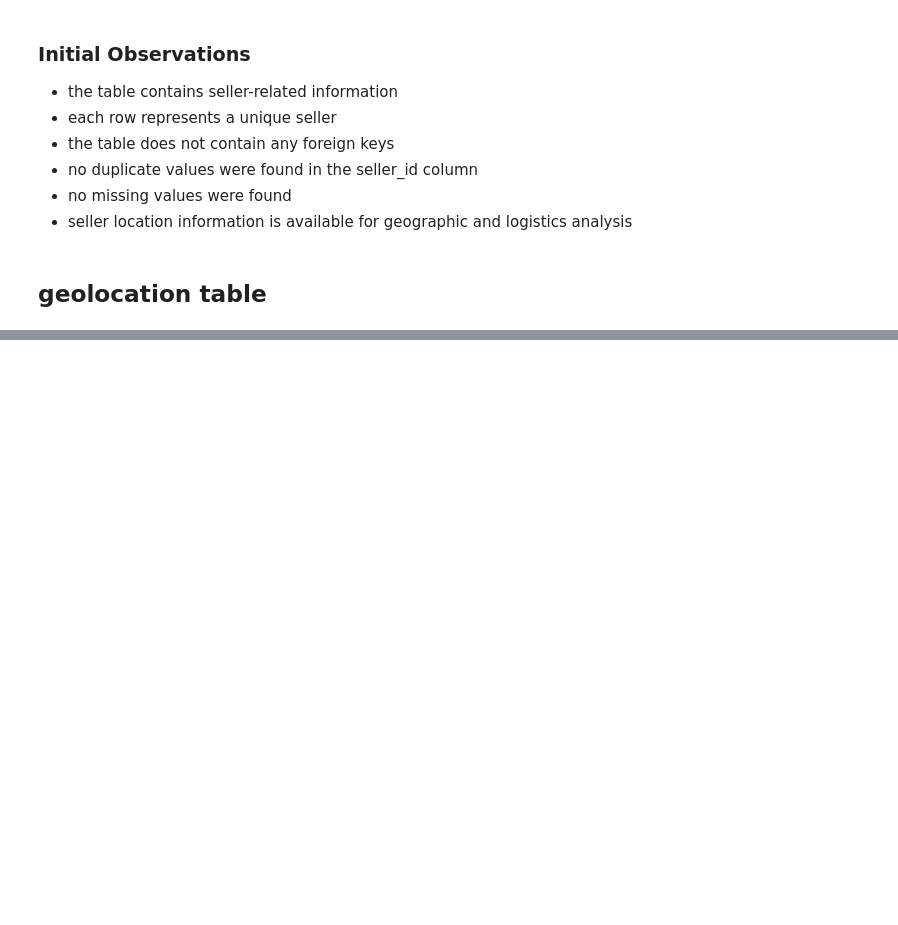
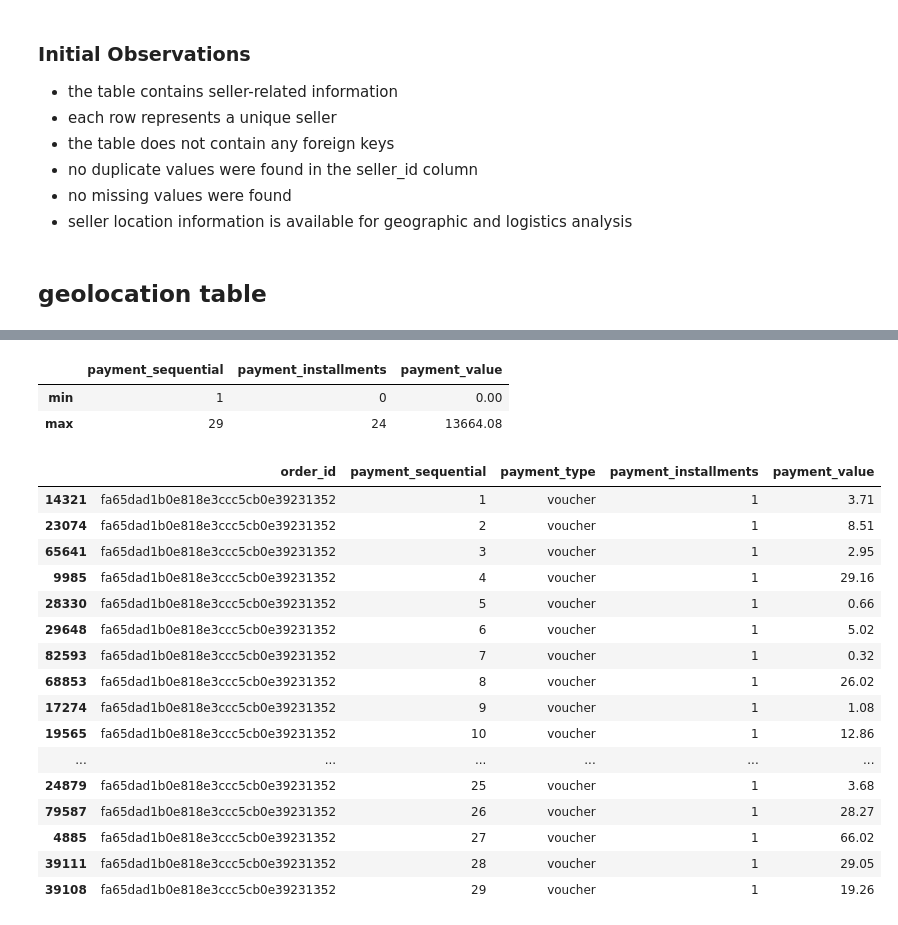
Before and after one commit to AminrezaAman/brazilian-ecommerce-analytics, a Jupyter notebook: notebooks/01_data_understanding.ipynb, the cells around one changed output, grey strips where cells are left out. Cells and saved outputs as stored; diff of their text form; code cells hidden in the pictures; blank space fills up the shorter version.

Commit message:
complete analyzs geolocation and payment tables in data understanding step

```diff
--- a/notebooks/01_data_understanding.ipynb
+++ b/notebooks/01_data_understanding.ipynb
@@ -357,0 +483,28 @@ df_sellers.describe(include='object')
+# %%
+df_payments[['payment_sequential','payment_installments','payment_value']].agg(['min', 'max'])
+# some paymets have 0 value
+# %% [output]
+|  | payment_sequential | payment_installments | payment_value |
+| min | 1 | 0 | 0.00 |
+| max | 29 | 24 | 13664.08 |
+# %%
+# chack order_id with 29 payment_sequential
+df_payments[df_payments.order_id == 'fa65dad1b0e818e3ccc5cb0e39231352'].sort_values(by= 'payment_sequential')
+# %% [output]
+|  | order_id | payment_sequential | payment_type | payment_installments | payment_value |
+| 14321 | fa65dad1b0e818e3ccc5cb0e39231352 | 1 | voucher | 1 | 3.71 |
+| 23074 | fa65dad1b0e818e3ccc5cb0e39231352 | 2 | voucher | 1 | 8.51 |
+| 65641 | fa65dad1b0e818e3ccc5cb0e39231352 | 3 | voucher | 1 | 2.95 |
+| 9985 | fa65dad1b0e818e3ccc5cb0e39231352 | 4 | voucher | 1 | 29.16 |
+| 28330 | fa65dad1b0e818e3ccc5cb0e39231352 | 5 | voucher | 1 | 0.66 |
+| 29648 | fa65dad1b0e818e3ccc5cb0e39231352 | 6 | voucher | 1 | 5.02 |
+| 82593 | fa65dad1b0e818e3ccc5cb0e39231352 | 7 | voucher | 1 | 0.32 |
+| 68853 | fa65dad1b0e818e3ccc5cb0e39231352 | 8 | voucher | 1 | 26.02 |
+| 17274 | fa65dad1b0e818e3ccc5cb0e39231352 | 9 | voucher | 1 | 1.08 |
+| 19565 | fa65dad1b0e818e3ccc5cb0e39231352 | 10 | voucher | 1 | 12.86 |
+| ... | ... | ... | ... | ... | ... |
+| 24879 | fa65dad1b0e818e3ccc5cb0e39231352 | 25 | voucher | 1 | 3.68 |
+| 79587 | fa65dad1b0e818e3ccc5cb0e39231352 | 26 | voucher | 1 | 28.27 |
+| 4885 | fa65dad1b0e818e3ccc5cb0e39231352 | 27 | voucher | 1 | 66.02 |
+| 39111 | fa65dad1b0e818e3ccc5cb0e39231352 | 28 | voucher | 1 | 29.05 |
+| 39108 | fa65dad1b0e818e3ccc5cb0e39231352 | 29 | voucher | 1 | 19.26 |
```
Also changed, not shown: parts of 12 cells of this notebook.
